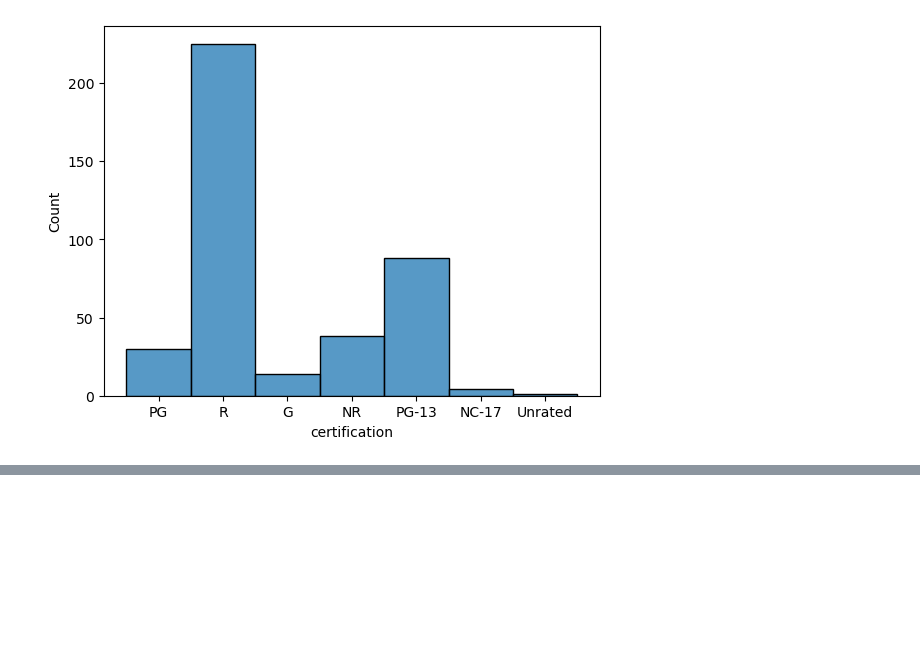
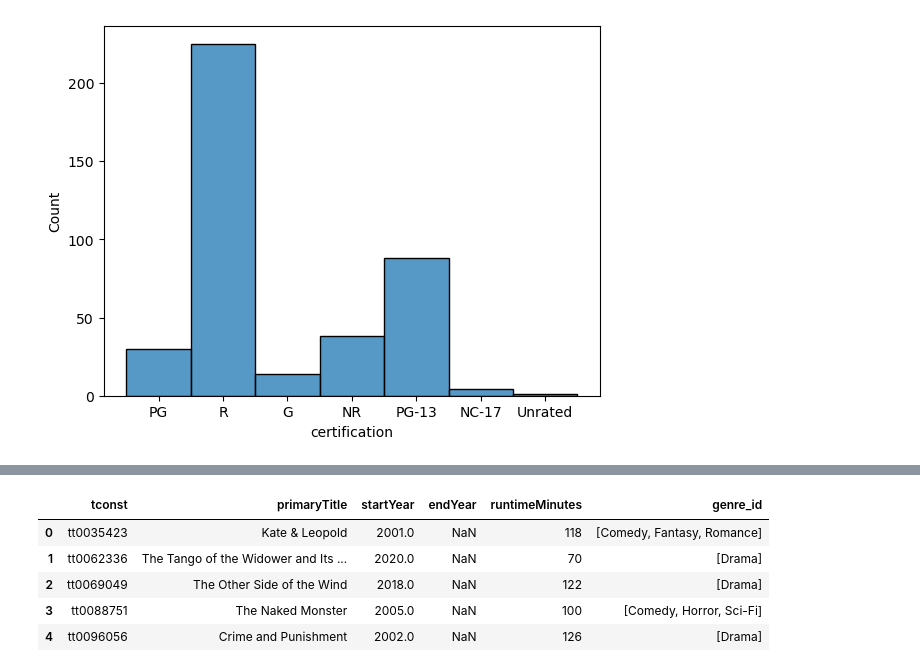
Before and after one commit to wrodemoyer/Movies-IMDB, a Jupyter notebook: Movies - IMDB.ipynb, the cells around one changed output, grey strips where cells are left out. Saved outputs shown, nothing was run; the diff lists cells and outputs as text; code cells hidden in the pictures; blank space fills up the shorter version.

```diff
--- a/Movies - IMDB.ipynb
+++ b/Movies - IMDB.ipynb
@@ -491,0 +549,5 @@ Name: budget, dtype: float64
+# %%
+# Making the genre mapper dictionary
+genre_ints = range(len(unique_genres))
+genre_map = dict(zip(unique_genres, genre_ints))
+genre_map
@@ -491,0 +572,4 @@ Name: budget, dtype: float64
+# %%
+# make new integer genre_id and drop string genres
+basics['genre_id'] = basics['genres_split'].replace(genre_map)
+basics = basics.drop(columns='genres_split')
@@ -491,0 +588,12 @@ Name: budget, dtype: float64
+# %%
+basics = basics.drop(columns= ['originalTitle', 'isAdult',
+                    'titleType', 'genres'])
+
+basics.head()
+# %% [output]
+|  | tconst | primaryTitle | startYear | endYear | runtimeMinutes | genre_id |
+| 0 | tt0035423 | Kate & Leopold | 2001.0 | NaN | 118 | [Comedy, Fantasy, Romance] |
+| 1 | tt0062336 | The Tango of the Widower and Its ... | 2020.0 | NaN | 70 | [Drama] |
+| 2 | tt0069049 | The Other Side of the Wind | 2018.0 | NaN | 122 | [Drama] |
+| 3 | tt0088751 | The Naked Monster | 2005.0 | NaN | 100 | [Comedy, Horror, Sci-Fi] |
+| 4 | tt0096056 | Crime and Punishment | 2002.0 | NaN | 126 | [Drama] |
```
Also changed, not shown: parts of 47 cells of this notebook, 5 other files.
